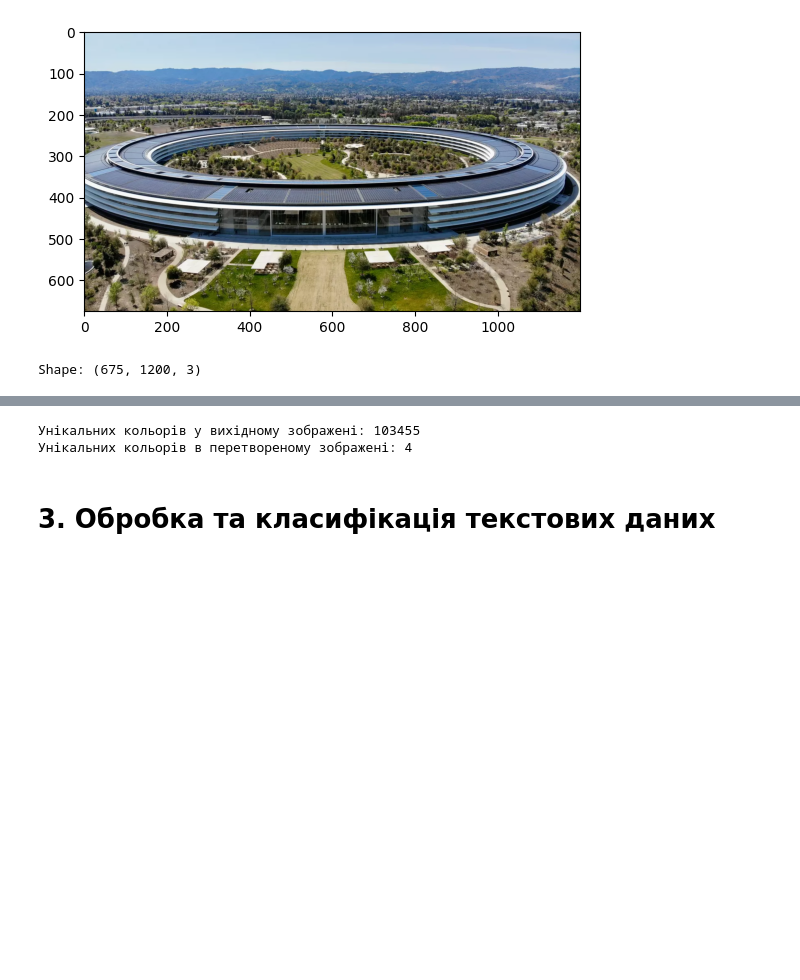
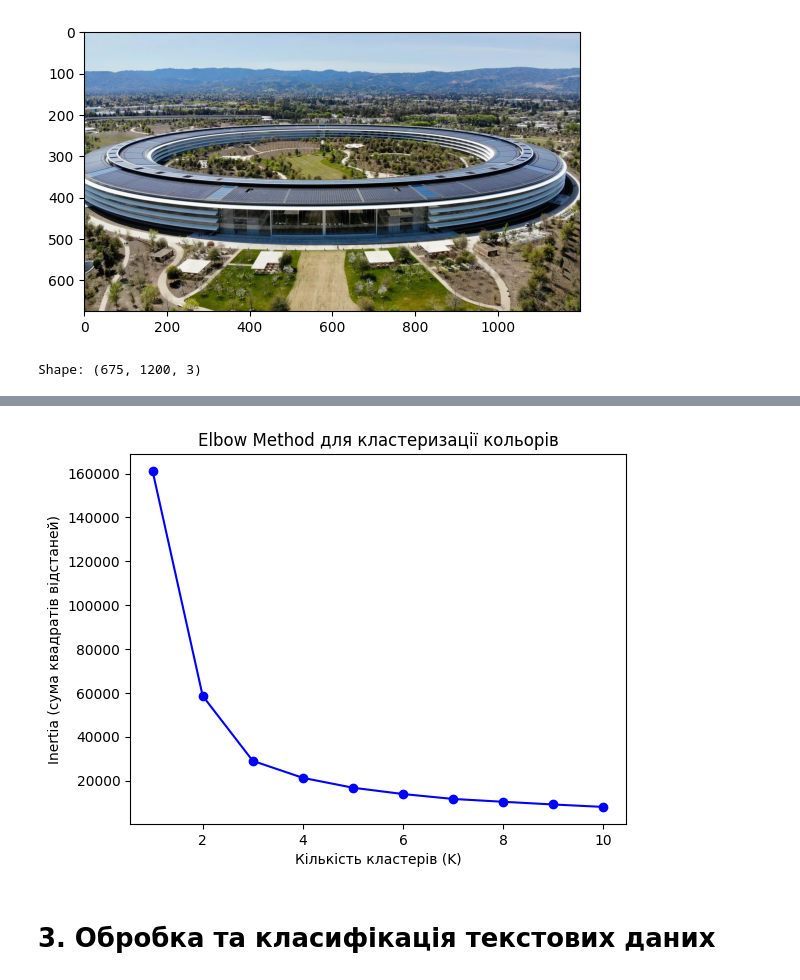
Before and after one commit to NataliaGon/kpi, a Jupyter notebook: Lab2.ipynb, the cells around one changed output, grey strips where cells are left out. Saved outputs shown, nothing was run; the diff lists cells and outputs as text; code cells hidden in the pictures; blank space fills up the shorter version.

```diff
--- a/Lab2.ipynb
+++ b/Lab2.ipynb
@@ -346,9 +371,9 @@ Shape: (675, 1200, 3)
 # %%
 pixels = data.reshape(-1, 3)
 
-all_samples=[64, 32, 16, 8]
+all_samples=[64, 32, 16, 8, 4]
 
-for k in [64, 32, 16, 8, 4]:
+for k in all_samples:
     kmeans = KMeans(n_clusters=k, random_state=0, n_init=10)
     kmeans.fit(pixels)
     new_colors = kmeans.cluster_centers_[kmeans.labels_]
@@ -357,5 +382,9 @@ for k in [64, 32, 16, 8, 4]:
     plt.title(f"k = {k}")
     plt.axis("off")
     plt.show()
+    unique_colors = np.unique(data.reshape(-1, 3), axis=0)
+    print("Унікальних кольорів у вихідному зображені:", unique_colors.shape[0])
+    unique_colors = np.unique(quantized_img.reshape(-1, 3), axis=0)
+    print("Унікальних кольорів в перетвореному зображені:", unique_colors.shape[0])
 # %% [output]
 [figure]
@@ -366,14 +405,21 @@ for k in [64, 32, 16, 8, 4]:
-# %%
-
-#Формат uint8 дозволяє закодувати 16,7 мільйона кольорів (кількість можливих комбінацій у зображені з трьома каналами)
-#256×256×256 (але кожне конкретне зображення зазвичай містить значно менше унікальних кольорів)
-unique_colors = np.unique(data.reshape(-1, 3), axis=0)
-print("Унікальних кольорів у вихідному зображені:", unique_colors.shape[0])
-unique_colors = np.unique(quantized_img.reshape(-1, 3), axis=0)
-print("Унікальних кольорів в перетвореному зображені:", unique_colors.shape[0])
-# %% [output]
-Унікальних кольорів у вихідному зображені: 103455
-Унікальних кольорів в перетвореному зображені: 4
+# %%
+pixels_flat = data.reshape(-1, 3)
+
+inertias = []
+K_values = range(1, 11)
+
+for k in K_values:
+    kmeans = KMeans(n_clusters=k, random_state=0, n_init=5)
+    kmeans.fit(pixels_flat)
+    inertias.append(kmeans.inertia_)  # Sum of squared distances (within-cluster)
+
+plt.plot(K_values, inertias, 'bo-')
+plt.xlabel('Кількість кластерів (K)')
+plt.ylabel('Inertia (сума квадратів відстаней)')
+plt.title('Elbow Method для кластеризації кольорів')
+plt.show()
+# %% [output]
+[figure, added]
 # %% [markdown]
 # 3. Обробка та класифікація текстових даних
 # %%
```
Also changed, not shown: parts of 8 cells of this notebook.
